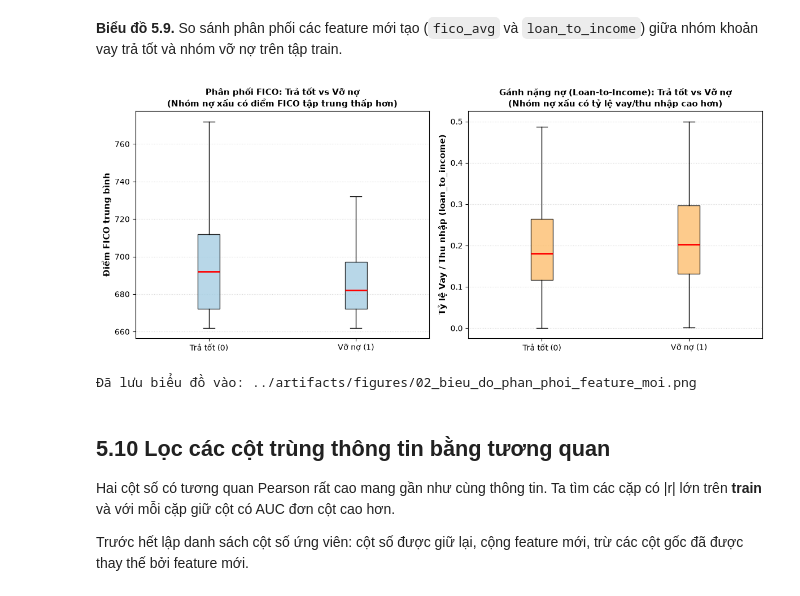
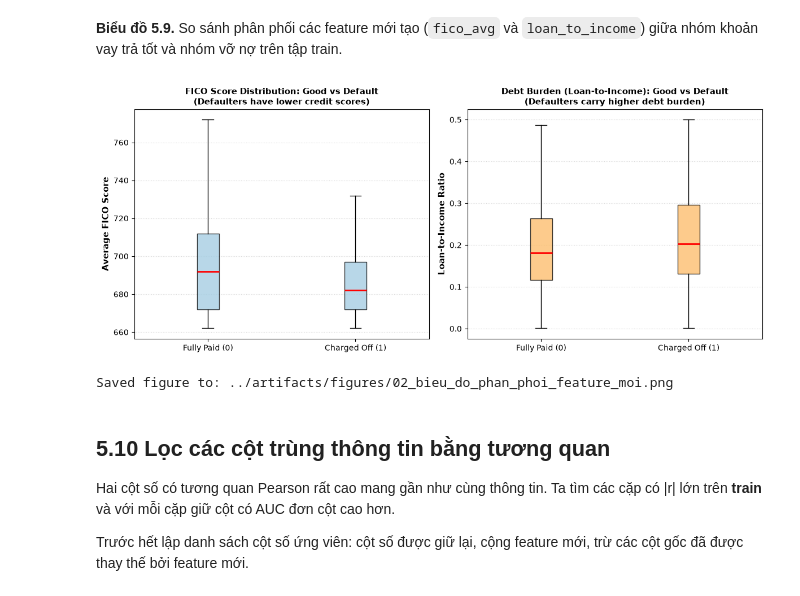
Before and after one commit to Eliza516/Lending-Club-Credit-Scoring, a Jupyter notebook: notebooks/02_lam_sach_va_feature.ipynb, the cells around one changed output. Drawn from its saved outputs; the diff is of its cells as text; code cells hidden in the pictures.

```diff
--- a/notebooks/02_lam_sach_va_feature.ipynb
+++ b/notebooks/02_lam_sach_va_feature.ipynb
@@ -864,37 +908,37 @@ Lịch sử tín dụng nhỏ nhất: 3.0 năm (phải dương nếu logic đún
 # %%
 train_f_temp = train_f.copy()
 train_f_temp["is_default"] = (train_f_temp["loan_status"] == "Charged Off").astype(int)
 
 fig, axes = plt.subplots(1, 2, figsize=(12, 5))
 
 # Subplot 1: FICO
 data_fico = [train_f_temp[train_f_temp['is_default'] == 0]['fico_avg'].dropna(),
              train_f_temp[train_f_temp['is_default'] == 1]['fico_avg'].dropna()]
-axes[0].boxplot(data_fico, tick_labels=['Trả tốt (0)', 'Vỡ nợ (1)'], patch_artist=True,
+axes[0].boxplot(data_fico, tick_labels=['Fully Paid (0)', 'Charged Off (1)'], patch_artist=True,
                 boxprops=dict(facecolor='#a6cee3', alpha=0.8),
                 medianprops=dict(color='red', linewidth=2), showfliers=False)
-axes[0].set_ylabel('Điểm FICO trung bình', fontsize=11, fontweight='bold')
-axes[0].set_title('Phân phối FICO: Trả tốt vs Vỡ nợ\n(Nhóm nợ xấu có điểm FICO tập trung thấp hơn)', fontsize=11, fontweight='bold')
+axes[0].set_ylabel('Average FICO Score', fontsize=11, fontweight='bold')
+axes[0].set_title('FICO Score Distribution: Good vs Default\n(Defaulters have lower credit scores)', fontsize=11, fontweight='bold')
 axes[0].grid(axis='y', linestyle=':', alpha=0.5)
 
 # Subplot 2: Loan to income
 data_lti = [train_f_temp[train_f_temp['is_default'] == 0]['loan_to_income'].dropna(),
             train_f_temp[train_f_temp['is_default'] == 1]['loan_to_income'].dropna()]
-axes[1].boxplot(data_lti, tick_labels=['Trả tốt (0)', 'Vỡ nợ (1)'], patch_artist=True,
+axes[1].boxplot(data_lti, tick_labels=['Fully Paid (0)', 'Charged Off (1)'], patch_artist=True,
                 boxprops=dict(facecolor='#fdbf6f', alpha=0.8),
                 medianprops=dict(color='red', linewidth=2), showfliers=False)
-axes[1].set_ylabel('Tỷ lệ Vay / Thu nhập (loan_to_income)', fontsize=11, fontweight='bold')
-axes[1].set_title('Gánh nặng nợ (Loan-to-Income): Trả tốt vs Vỡ nợ\n(Nhóm nợ xấu có tỷ lệ vay/thu nhập cao hơn)', fontsize=11, fontweight='bold')
+axes[1].set_ylabel('Loan-to-Income Ratio', fontsize=11, fontweight='bold')
+axes[1].set_title('Debt Burden (Loan-to-Income): Good vs Default\n(Defaulters carry higher debt burden)', fontsize=11, fontweight='bold')
 axes[1].grid(axis='y', linestyle=':', alpha=0.5)
 
 plt.tight_layout()
 fig_new_feat_path = FIG_DIR / "02_bieu_do_phan_phoi_feature_moi.png"
 plt.savefig(fig_new_feat_path, dpi=150, bbox_inches='tight')
 plt.show()
-print(f"Đã lưu biểu đồ vào: {fig_new_feat_path}")
+print(f"Saved figure to: {fig_new_feat_path}")
 # %% [output]
-[figure, old version]
+[figure, new version]
-Đã lưu biểu đồ vào: ../artifacts/figures/02_bieu_do_phan_phoi_feature_moi.png
+Saved figure to: ../artifacts/figures/02_bieu_do_phan_phoi_feature_moi.png
 # %% [markdown]
 ## 5.10 Lọc các cột trùng thông tin bằng tương quan
 Hai cột số có tương quan Pearson rất cao mang gần như cùng thông tin. Ta tìm các cặp có |r| lớn trên **train** và với mỗi cặp giữ cột có AUC đơn cột cao hơn.
```
Also changed, not shown: parts of 16 cells of this notebook.
